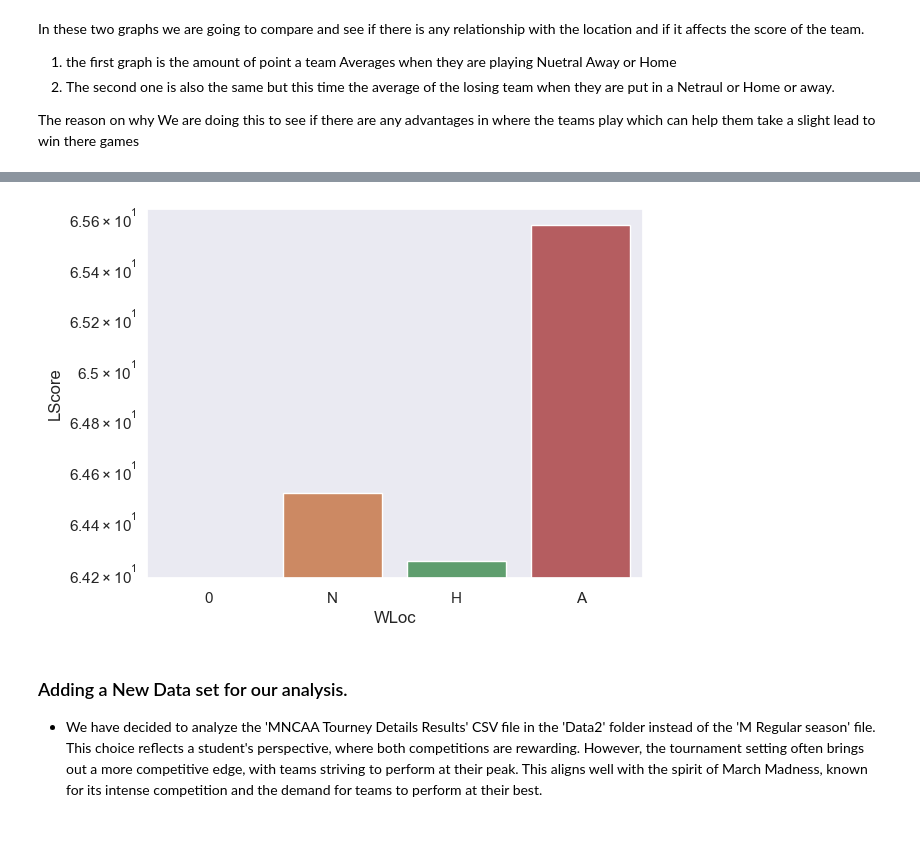
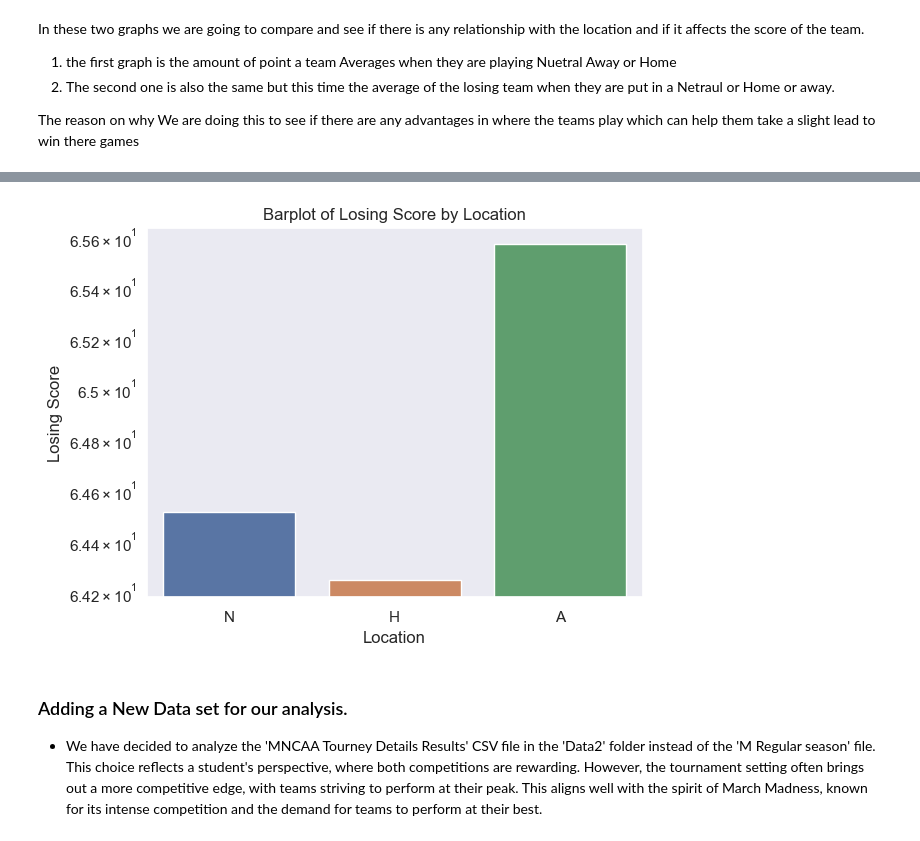
Before and after one commit to cshields164/march-machine-learning-mania-2024, a Jupyter notebook: code/01explore.ipynb, the cells around one changed output, grey strips where cells are left out. Saved outputs shown, nothing was run; the diff lists cells and outputs as text; code cells hidden in the pictures.

```diff
--- a/code/01explore.ipynb
+++ b/code/01explore.ipynb
@@ -343,8 +286,12 @@ plt.yscale('log')
 # %%
 sns.barplot(data=df_total, x='WLoc', y='LScore', ci=None)
 plt.yscale('log')
+plt.title('Barplot of Losing Score by Location')
+plt.xlabel('Location')
+plt.ylabel('Losing Score')
+plt.show()
 # %% [output]
-[figure, old version]
+[figure, new version]
 # %% [markdown]
 ### Adding a New Data set for our analysis.
 - We have decided to analyze the 'MNCAA Tourney Details Results' CSV file in the 'Data2' folder instead of the 'M Regular season' file. This choice reflects a student's perspective, where both competitions are rewarding. However, the tournament setting often brings out a more competitive edge, with teams striving to perform at their peak. This aligns well with the spirit of March Madness, known for its intense competition and the demand for teams to perform at their best.
```
Also changed, not shown: parts of 18 cells of this notebook, 2 other files.
